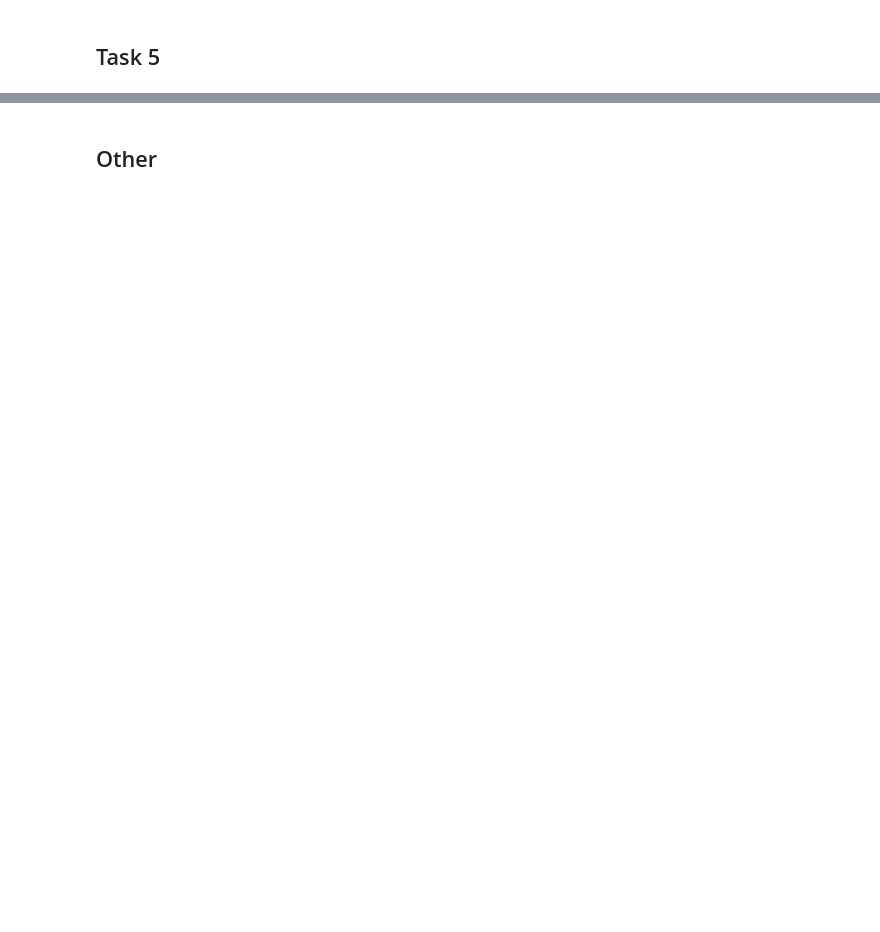
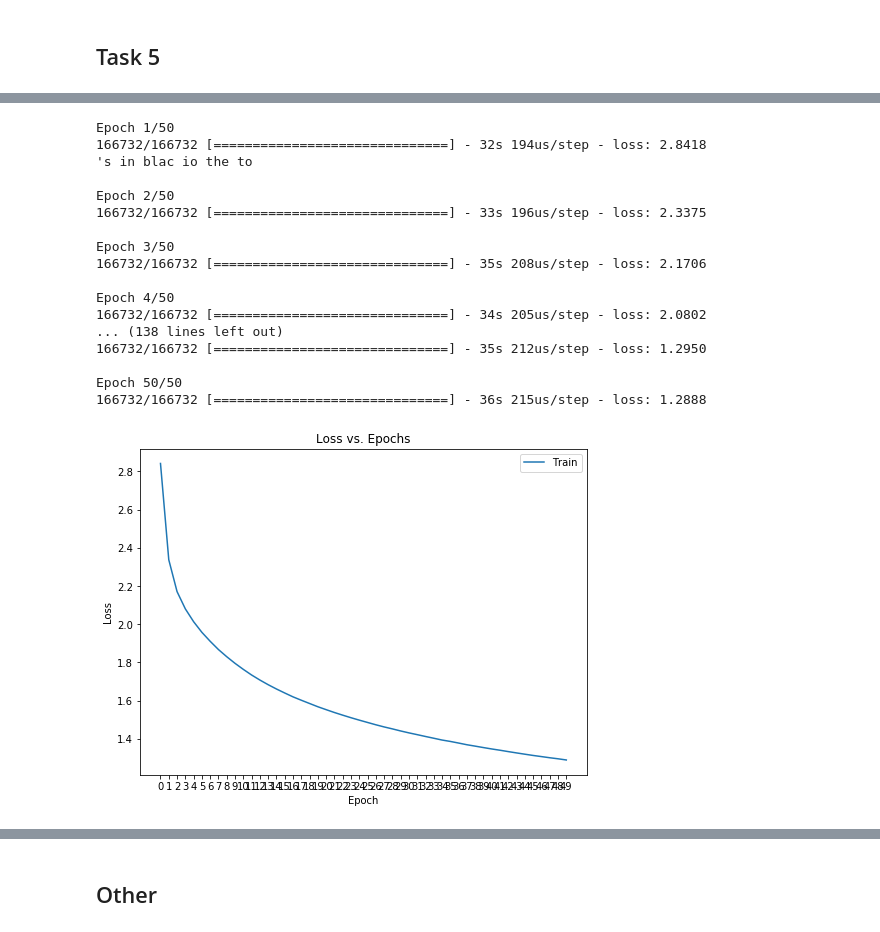
Before and after one commit to cmetzner93/DeepLearning_Project4, a Jupyter notebook: project_4.ipynb, the cells around one changed output, grey strips where cells are left out. Saved outputs shown, nothing was run; the diff lists cells and outputs as text; code cells hidden in the pictures; blank space fills up the shorter version.

```diff
--- a/project_4.ipynb
+++ b/project_4.ipynb
@@ -301,0 +324,21 @@ None
+# %%
+train_model(model5, X, y, n_epochs=50)
+# %% [output]
+Epoch 1/50
+166732/166732 [==============================] - 32s 194us/step - loss: 2.8418
+'s in blac io the to
+
+Epoch 2/50
+166732/166732 [==============================] - 33s 196us/step - loss: 2.3375
+
+Epoch 3/50
+166732/166732 [==============================] - 35s 208us/step - loss: 2.1706
+
+Epoch 4/50
+166732/166732 [==============================] - 34s 205us/step - loss: 2.0802
+... (138 lines left out)
+166732/166732 [==============================] - 35s 212us/step - loss: 1.2950
+
+Epoch 50/50
+166732/166732 [==============================] - 36s 215us/step - loss: 1.2888
+[figure, added]
```
Also changed, not shown: parts of 29 cells of this notebook, 8 other files.
